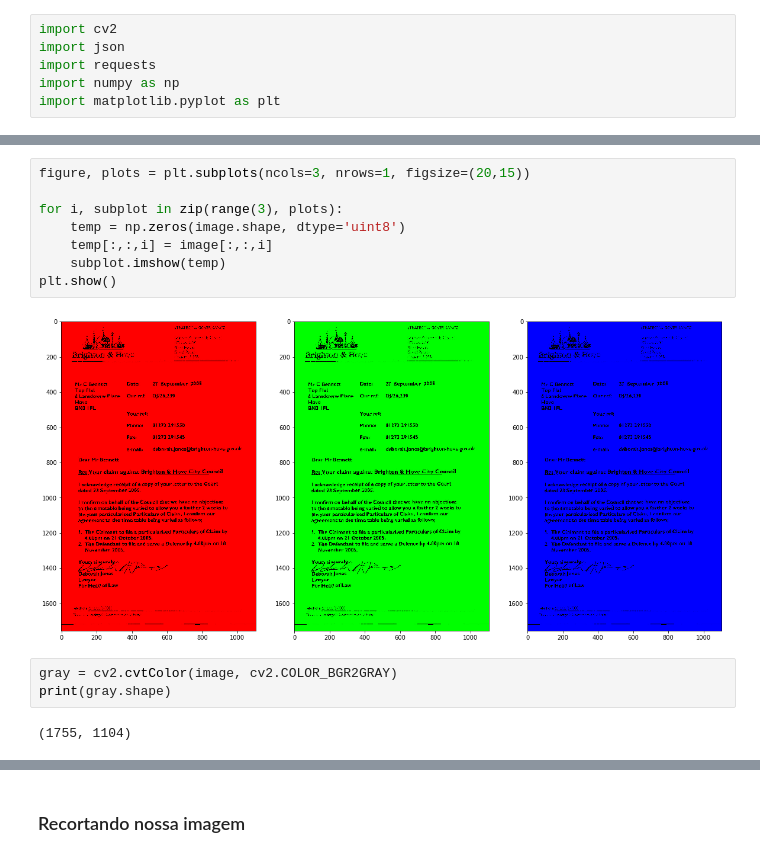
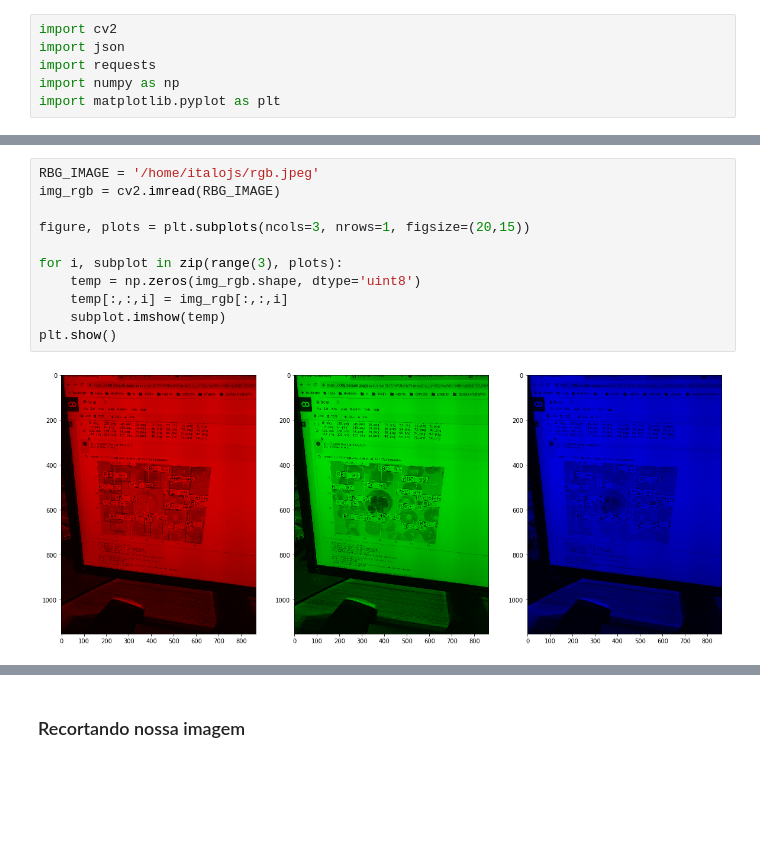
Before and after one commit to italojs/demo-OCR-MS, a Jupyter notebook: DEMO.ipynb, the cells around one changed output, grey strips where cells are left out. Cells and saved outputs as stored; diff of their text form; blank space fills up the shorter version.

```diff
--- a/DEMO.ipynb
+++ b/DEMO.ipynb
@@ -28,15 +55,13 @@ plt.imshow(image)
 # %%
+RBG_IMAGE = '/home/italojs/rgb.jpeg'
+img_rgb = cv2.imread(RBG_IMAGE)
+
 figure, plots = plt.subplots(ncols=3, nrows=1, figsize=(20,15))
 
 for i, subplot in zip(range(3), plots):
-    temp = np.zeros(image.shape, dtype='uint8')
-    temp[:,:,i] = image[:,:,i]
+    temp = np.zeros(img_rgb.shape, dtype='uint8')
+    temp[:,:,i] = img_rgb[:,:,i]
     subplot.imshow(temp)
 plt.show()
 # %% [output]
-[figure, old version]
+[figure, new version]
-# %%
-gray = cv2.cvtColor(image, cv2.COLOR_BGR2GRAY)
-print(gray.shape)
-# %% [output]
-(1755, 1104)
```
Also changed, not shown: parts of 23 cells of this notebook.
